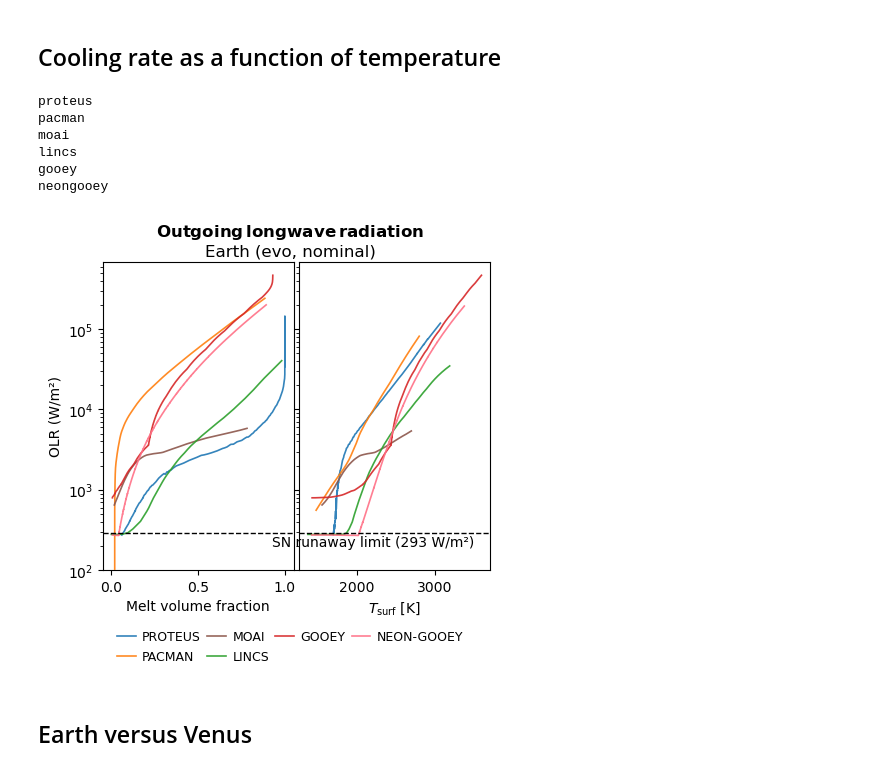
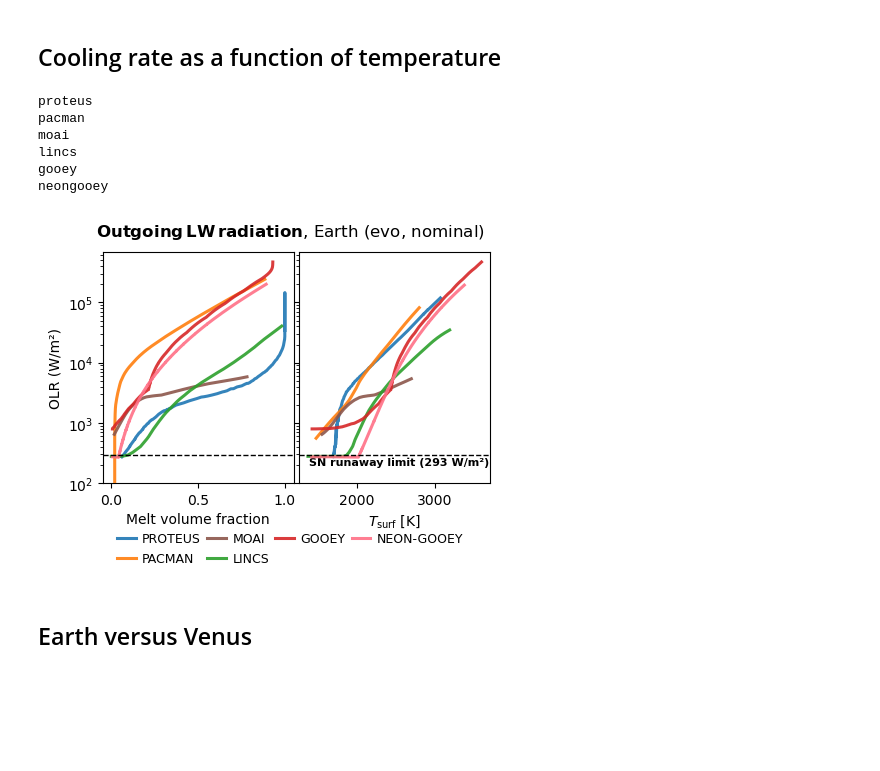
Before and after one commit to lena-noack/chili, a Jupyter notebook: intercomparison/analysis_solarsystem/compare.ipynb, the cells around one changed output. Cells and saved outputs as stored; diff of their text form; code cells hidden in the pictures; blank space fills up the shorter version.

```diff
--- a/intercomparison/analysis_solarsystem/compare.ipynb
+++ b/intercomparison/analysis_solarsystem/compare.ipynb
@@ -49,7 +49,7 @@ t(yr), T_surf(K), T_pot(K), flux_surf(W/m2), flux_OLR(W/m2), flux_ASR(W/m2), phi
 ## Tsurf vs Phi
 # %%
 def compare_interior(xkey):
-    fig,ax = plt.subplots(1,1, figsize=(5,3.5))
+    fig,ax = plt.subplots(1,1, figsize=(5,2))
 
 
     scatter = xkey in ["viscosity(Pa.s)","R_solid(m)"]
@@ -410,7 +410,7 @@ plot_cooling_time_scat("earth", 0.1)
 ## Cooling rate as a function of temperature
 # %%
 def plot_olr(planet):
-    fig,axs = plt.subplots(1,2, figsize=(5,4), sharey=True)
+    fig,axs = plt.subplots(1,2, figsize=(5,3), sharey=True)
     axl, axr = axs
 
     controls = ["evo", "nominal"]
@@ -430,7 +430,7 @@ def plot_olr(planet):
 
                 col = get_color(m)
                 al = 0.9
-                lw = 1.2
+                lw = 2.2
 
                 for (ax,xkey) in zip((axl, axr), xkeys):
                     mask = np.argsort(row[xkey])[::-1][10:]
@@ -445,37 +445,39 @@ def plot_olr(planet):
     # ax.plot(xx, _planck(xx)*bb_eps, color="k", ls="--", lw=1, zorder=6)
     # ax.text(3500, _planck(3500)*bb_eps, f"Blackbody with ε = {bb_eps:.2f}", ha='right', va='bottom')
 
     SN_olr = 293.0
     for ax,xkey in zip((axl, axr), xkeys):
         ax.set_xlabel(get_label(xkey))
         ax.axhline(y=SN_olr, color="k", ls="--", lw=1, zorder=6)
-    axr.text(3500, SN_olr-20, f"SN runaway limit ({SN_olr:.0f} W/m²)", ha='right', va='top')
+    axr.text(axr.get_xlim()[1]-10, SN_olr-20,
+             f"SN runaway limit ({SN_olr:.0f} W/m²)", weight='bold', color='k', fontsize=8,
+             ha='right', va='top')
     axl.set_ylabel(r"OLR (W/m²)")
     axl.set_yscale("log")
     axl.set_ylim(bottom=1e2)
 
     hdls, lbls = axr.get_legend_handles_labels()
-    fig.legend(hdls, lbls, loc='lower center', bbox_to_anchor=(0.5, -0.15),
+    fig.legend(hdls, lbls, loc='lower center', bbox_to_anchor=(0.5, -0.2),
                ncols=4, frameon=False,
                fontsize=9, handletextpad=0.5, columnspacing=0.5, handlelength=1.5)
 
-    title = r"$\bf Outgoing\,longwave\,radiation$" + "\n" + get_label(planet) + f" ({', '.join(controls)})"
+    title = r"$\bf Outgoing\,LW\,radiation$" + ", " + get_label(planet) + f" ({', '.join(controls)})"
     fig.suptitle(title)
 
     fig.subplots_adjust(wspace=0.03)
 
     plt.show()
     fig.savefig(f"out/olr_{planet}.{EXT}", bbox_inches='tight', dpi=DPI)
 
 plot_olr("earth")
 # %% [output]
 proteus
 pacman
 moai
 lincs
 gooey
 neongooey
-[figure, old version]
+[figure, new version]
 # %% [markdown]
 ## Earth versus Venus
 # %%
```
Also changed, not shown: parts of 2 cells of this notebook.
